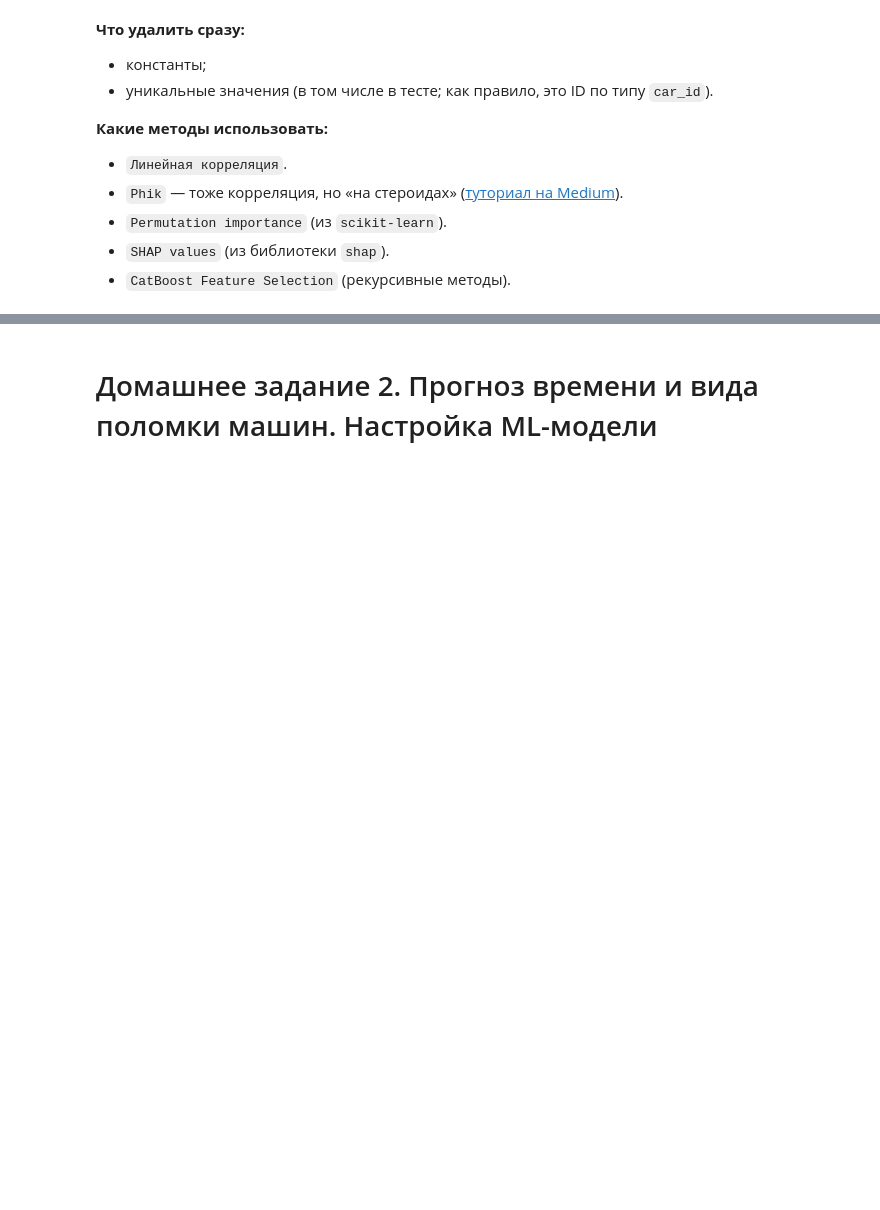
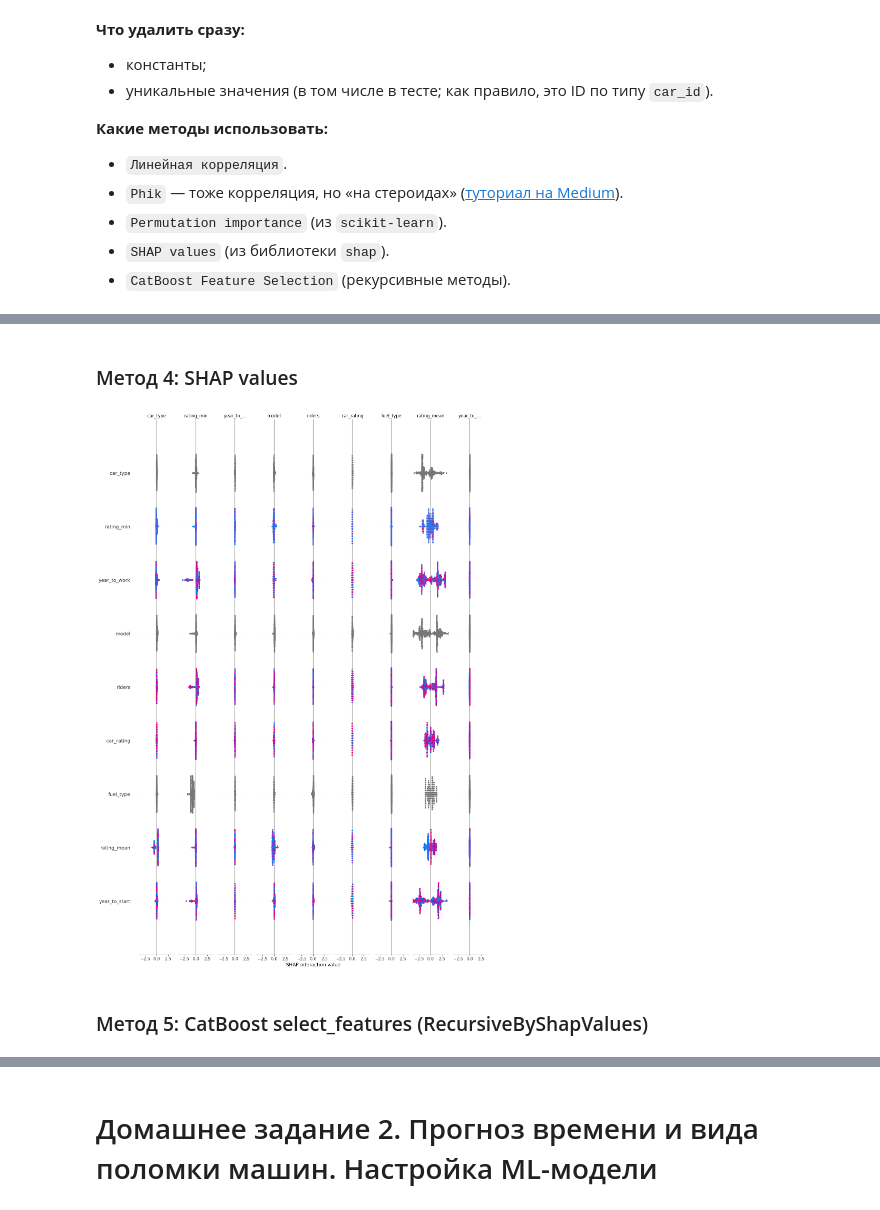
Before and after one commit to Katrin-Pochtar/Kaggle, a Jupyter notebook: Почтар_Катрин_Викторовна_Соревновательный_DS.ipynb, the cells around one changed output, grey strips where cells are left out. Cells and saved outputs as stored; diff of their text form; code cells hidden in the pictures; blank space fills up the shorter version.

```diff
--- a/Почтар_Катрин_Викторовна_Соревновательный_DS.ipynb
+++ b/Почтар_Катрин_Викторовна_Соревновательный_DS.ipynb
@@ -330,0 +300,24 @@ print(f"Столбцы: {df.columns.tolist()}")
+# %%
+fix_info["worker_speed"] = fix_info.groupby("worker_id")["work_duration"].transform("mean")
+fix_info["worker_experience"] = fix_info.groupby("worker_id")["car_id"].transform("count")
+
+f_nuniq = lambda x: x.nunique()
+first_mode = lambda x: x.value_counts().index[0]
+
+fix_features = fix_info.groupby("car_id", as_index=False).agg(
+    worker_count=("worker_id", "count"),
+    work_duration_mean=("work_duration", "mean"),
+    work_duration_max=("work_duration", "max"),
+    destroy_degree_std=("destroy_degree", "std"),
+    destroy_degree_sum=("destroy_degree", "sum"),
+    work_type_nuniq=("work_type", f_nuniq),
+    work_type_mode=("work_type", first_mode),
+    worker_speed_mean=("worker_speed", "mean"),
+    worker_experience_mean=("worker_experience", "mean"),
+)
+
+fix_features["work_type_mode"] = fix_features["work_type_mode"].astype("category")
+# %%
+df = car_train.merge(rides_features.reset_index(), on='car_id', how='left')
+df = df.merge(driver_features.reset_index(), on='car_id', how='left')
+df = df.merge(fix_features, on='car_id', how='left')
@@ -522,0 +395,13 @@ print("""
+# %%
+# Удаление дублей
+n_before = df.shape[0]
+df = df.drop_duplicates()
+print(f"Удалено дублей: {n_before - df.shape[0]}")
+
+# Удаление константных признаков
+const_cols = [c for c in df.columns if df[c].nunique(dropna=False) <= 1]
+print(f"Константные признаки (удаляем): {const_cols}")
+df = df.drop(columns=const_cols, errors='ignore')
+
+# Удаление worker_count
+df = df.drop(columns='worker_count', errors='ignore')
@@ -522,0 +518,12 @@ print("""
+# %% [markdown]
+### Метод 4: SHAP values
+# %%
+explainer = shap.TreeExplainer(model)
+val_dataset = Pool(data=X_test, label=y_test,
+cat_features=cat_cols)
+shap_values = explainer.shap_values(val_dataset)
+shap.summary_plot(shap_values, X_test, max_display = 25)
+# %% [output]
+[figure, added]
+# %% [markdown]
+### Метод 5: CatBoost select_features (RecursiveByShapValues)
```
Also changed, not shown: parts of 39 cells of this notebook.
